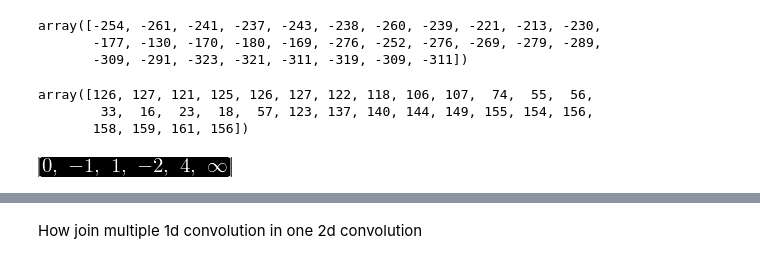
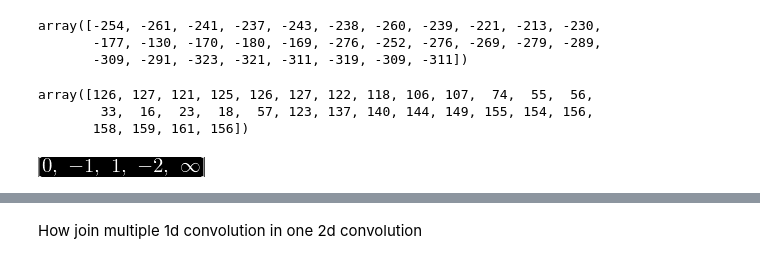
Before and after one commit to tarsioonofrio/fast-convolution-rtl, a Jupyter notebook: notebooks/convolve_comparsion.ipynb, the cells around one changed output, grey strips where cells are left out. Drawn from its saved outputs; the diff is of its cells as text; code cells hidden in the pictures.

```diff
--- a/notebooks/convolve_comparsion.ipynb
+++ b/notebooks/convolve_comparsion.ipynb
@@ -103,8 +104,8 @@ array([126, 127, 121, 125, 126, 127, 122, 118, 106, 107,  74,  55,  56,
         33,  16,  23,  18,  57, 123, 137, 140, 144, 149, 155, 154, 156,
        158, 159, 161, 156])
 # %%
-points = [0, -1, 1, -2, 4, np.inf]
+points = [0, -1, 1, -2, np.inf]
 points
 # %% [output]
-[figure, old version]
+[figure, new version]
 # %%
```
Also changed, not shown: parts of 13 cells of this notebook, 3 other files.
